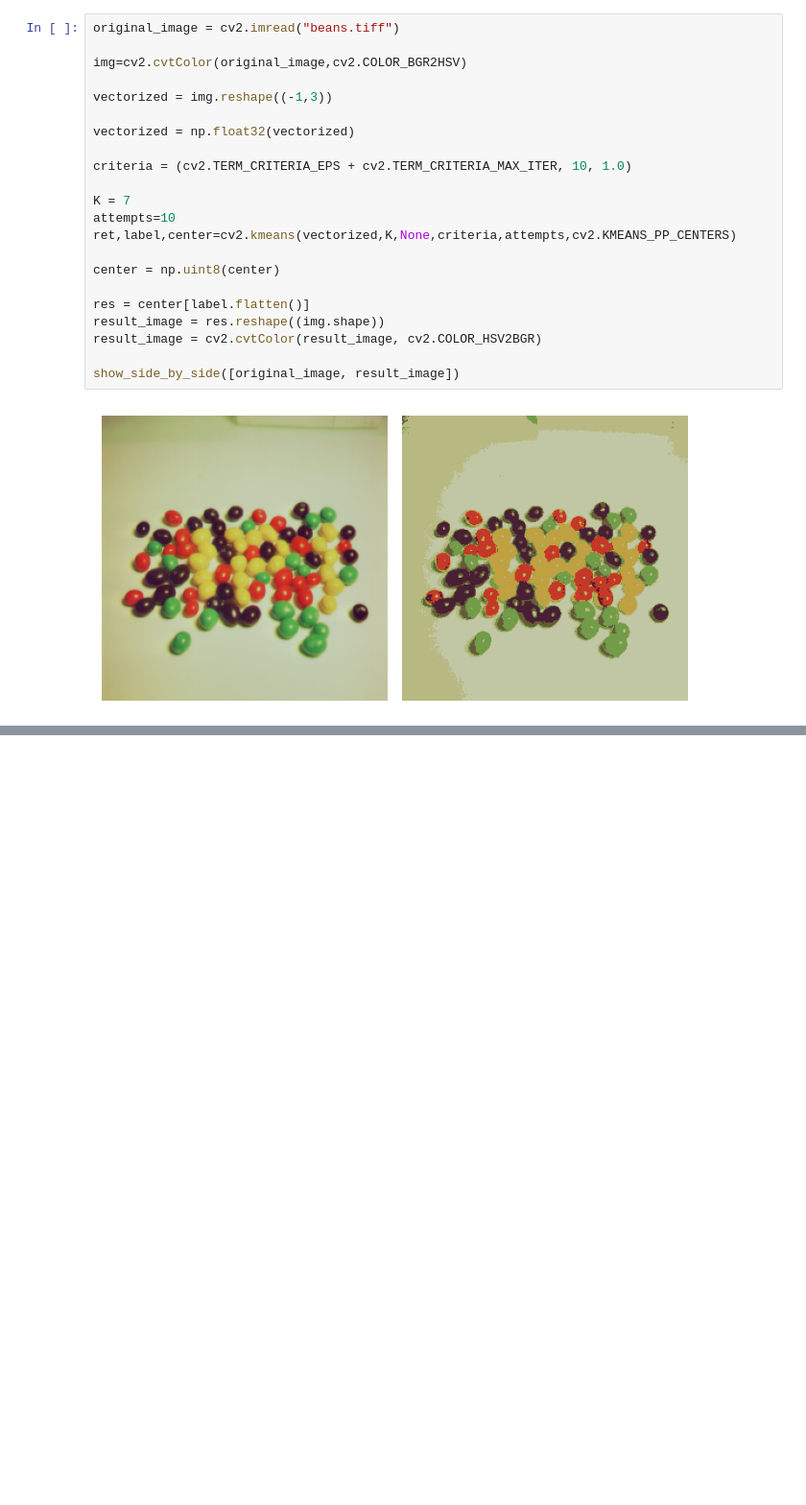
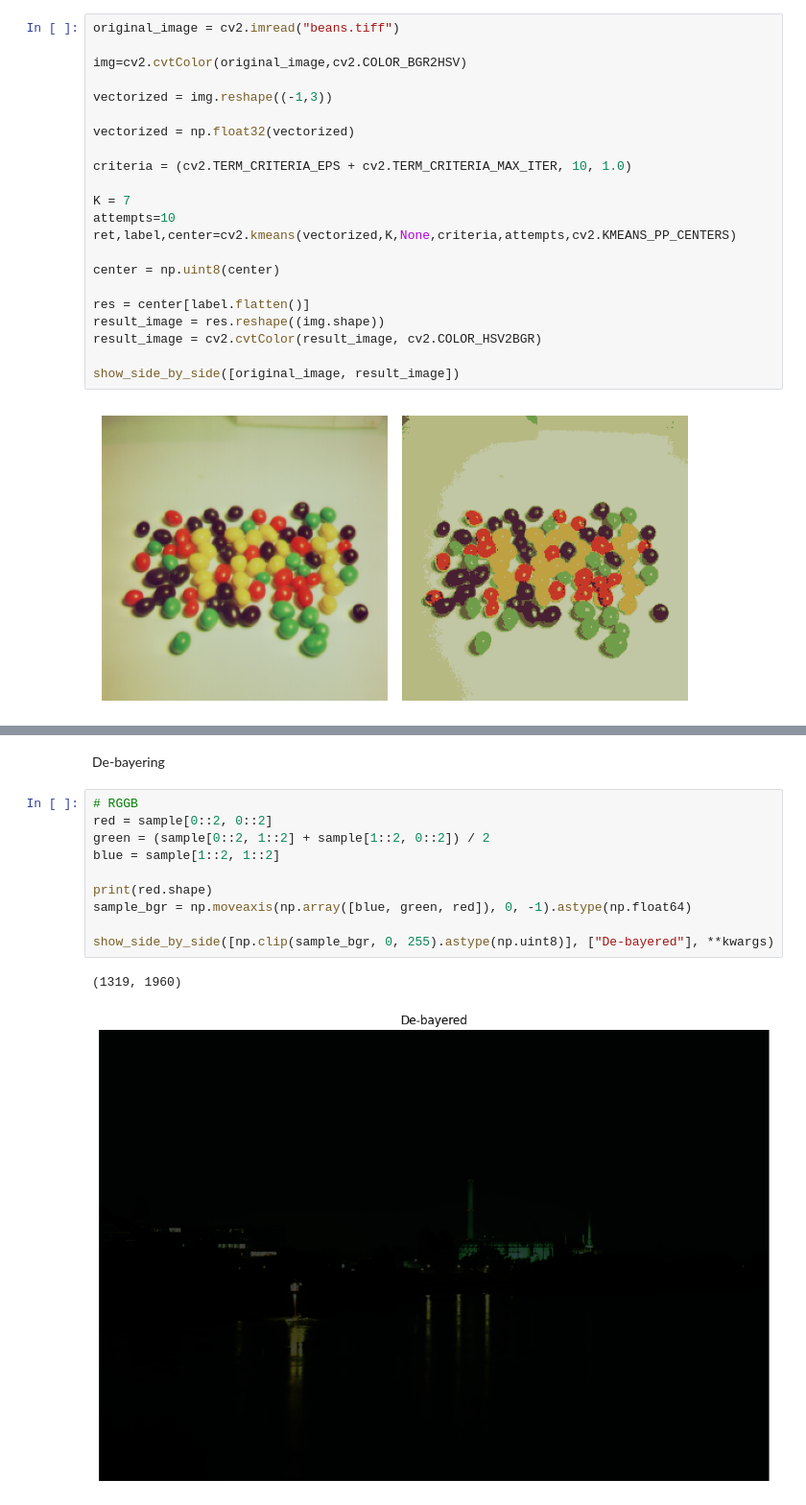
Before and after one commit to bautistasch/Procesamiento-de-Imagenes, a Jupyter notebook: TP6/notebook.ipynb, the cells around one changed output, grey strips where cells are left out. Shown at 96% size. Cells and saved outputs as stored; diff of their text form; blank space fills up the shorter version.

```diff
--- a/TP6/notebook.ipynb
+++ b/TP6/notebook.ipynb
@@ -133,0 +159,15 @@ show_side_by_side([original_image, result_image])
+# %% [markdown]
+De-bayering
+# %%
+# RGGB
+red = sample[0::2, 0::2]
+green = (sample[0::2, 1::2] + sample[1::2, 0::2]) / 2
+blue = sample[1::2, 1::2]
+
+print(red.shape)
+sample_bgr = np.moveaxis(np.array([blue, green, red]), 0, -1).astype(np.float64)
+
+show_side_by_side([np.clip(sample_bgr, 0, 255).astype(np.uint8)], ["De-bayered"], **kwargs)
+# %% [output]
+(1319, 1960)
+[figure, added]
```
Also changed, not shown: parts of 10 cells of this notebook, 1 other file.
